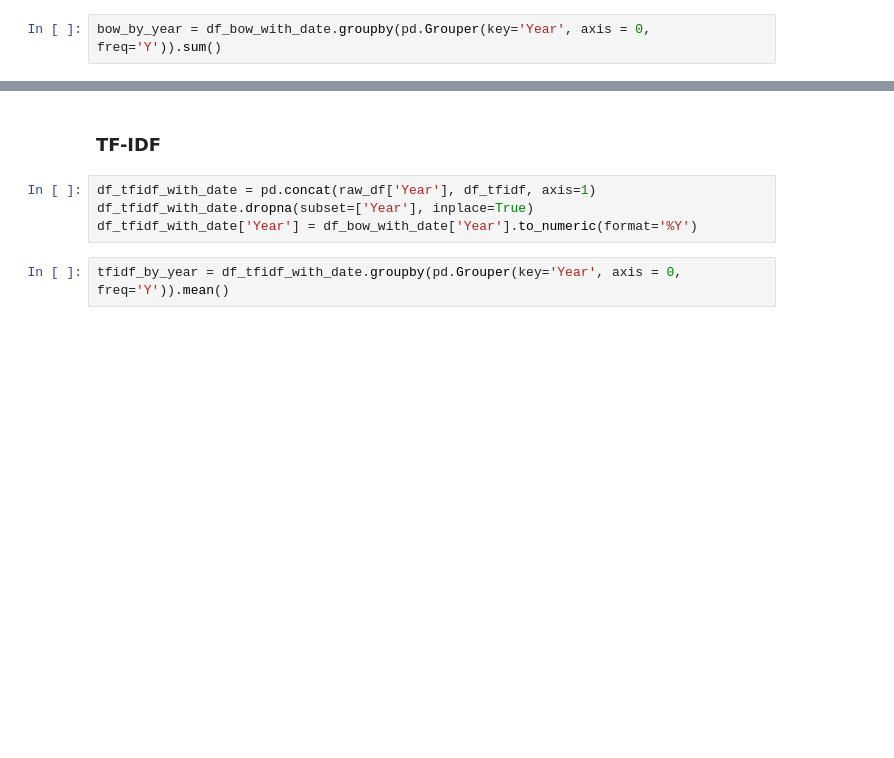
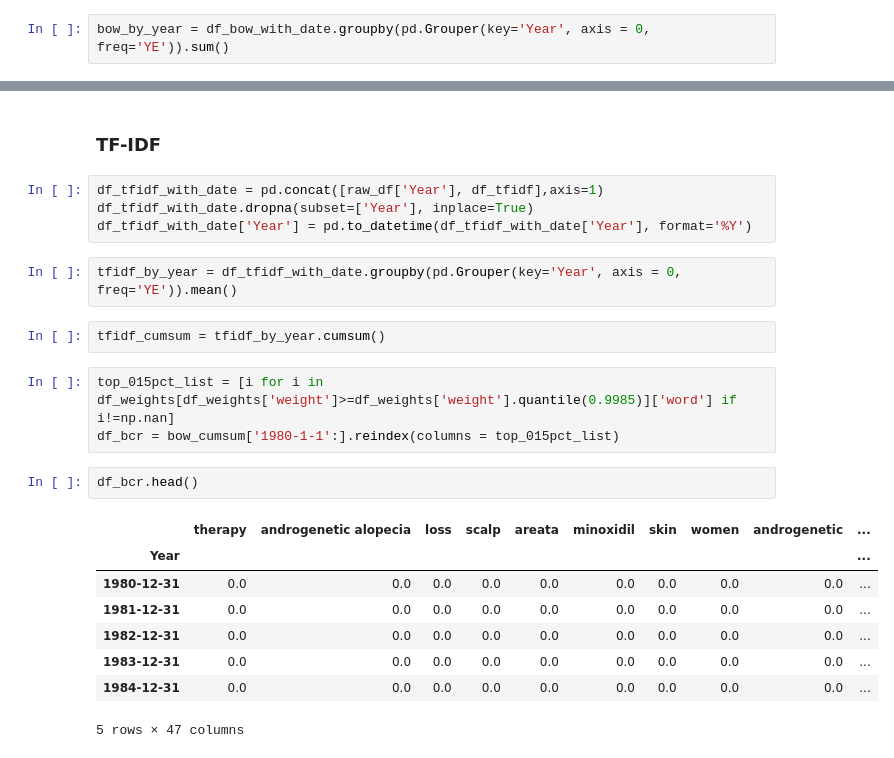
Before and after one commit to Fermazate/Pubmed-scraping-and-analysis, a Jupyter notebook: notebooks/01_exploratory_data_analysis.ipynb, the cells around one changed output, grey strips where cells are left out. Drawn from its saved outputs; the diff is of its cells as text; blank space fills up the shorter version.

```diff
--- a/notebooks/01_exploratory_data_analysis.ipynb
+++ b/notebooks/01_exploratory_data_analysis.ipynb
@@ -90,12 +101,28 @@ df_bow_with_date['Year'] = df_bow_with_date['Year'].to_numeric(format='%Y')
 # %%
-bow_by_year = df_bow_with_date.groupby(pd.Grouper(key='Year', axis = 0, freq='Y')).sum()
+bow_by_year = df_bow_with_date.groupby(pd.Grouper(key='Year', axis = 0, freq='YE')).sum()
 # %%
 bow_cumsum = bow_by_year.cumsum()
 # %% [markdown]
 ### TF-IDF
 # %%
-df_tfidf_with_date = pd.concat(raw_df['Year'], df_tfidf, axis=1)
+df_tfidf_with_date = pd.concat([raw_df['Year'], df_tfidf],axis=1)
 df_tfidf_with_date.dropna(subset=['Year'], inplace=True)
-df_tfidf_with_date['Year'] = df_bow_with_date['Year'].to_numeric(format='%Y')
+df_tfidf_with_date['Year'] = pd.to_datetime(df_tfidf_with_date['Year'], format='%Y')
 # %%
-tfidf_by_year = df_tfidf_with_date.groupby(pd.Grouper(key='Year', axis = 0, freq='Y')).mean()
+tfidf_by_year = df_tfidf_with_date.groupby(pd.Grouper(key='Year', axis = 0, freq='YE')).mean()
+# %%
+tfidf_cumsum = tfidf_by_year.cumsum()
+# %%
+top_015pct_list = [i for i in df_weights[df_weights['weight']>=df_weights['weight'].quantile(0.9985)]['word'] if i!=np.nan]
+df_bcr = bow_cumsum['1980-1-1':].reindex(columns = top_015pct_list)
+# %%
+df_bcr.head()
+# %% [output]
+|  | therapy | androgenetic alopecia | loss | scalp | areata | minoxidil | skin | women | androgenetic | ... |
+| Year |  |  |  |  |  |  |  |  |  | ... |
+| 1980-12-31 | 0.0 | 0.0 | 0.0 | 0.0 | 0.0 | 0.0 | 0.0 | 0.0 | 0.0 | ... |
+| 1981-12-31 | 0.0 | 0.0 | 0.0 | 0.0 | 0.0 | 0.0 | 0.0 | 0.0 | 0.0 | ... |
+| 1982-12-31 | 0.0 | 0.0 | 0.0 | 0.0 | 0.0 | 0.0 | 0.0 | 0.0 | 0.0 | ... |
+| 1983-12-31 | 0.0 | 0.0 | 0.0 | 0.0 | 0.0 | 0.0 | 0.0 | 0.0 | 0.0 | ... |
+| 1984-12-31 | 0.0 | 0.0 | 0.0 | 0.0 | 0.0 | 0.0 | 0.0 | 0.0 | 0.0 | ... |
+5 rows × 47 columns
```
Also changed, not shown: parts of 5 cells of this notebook, 3 other files.
